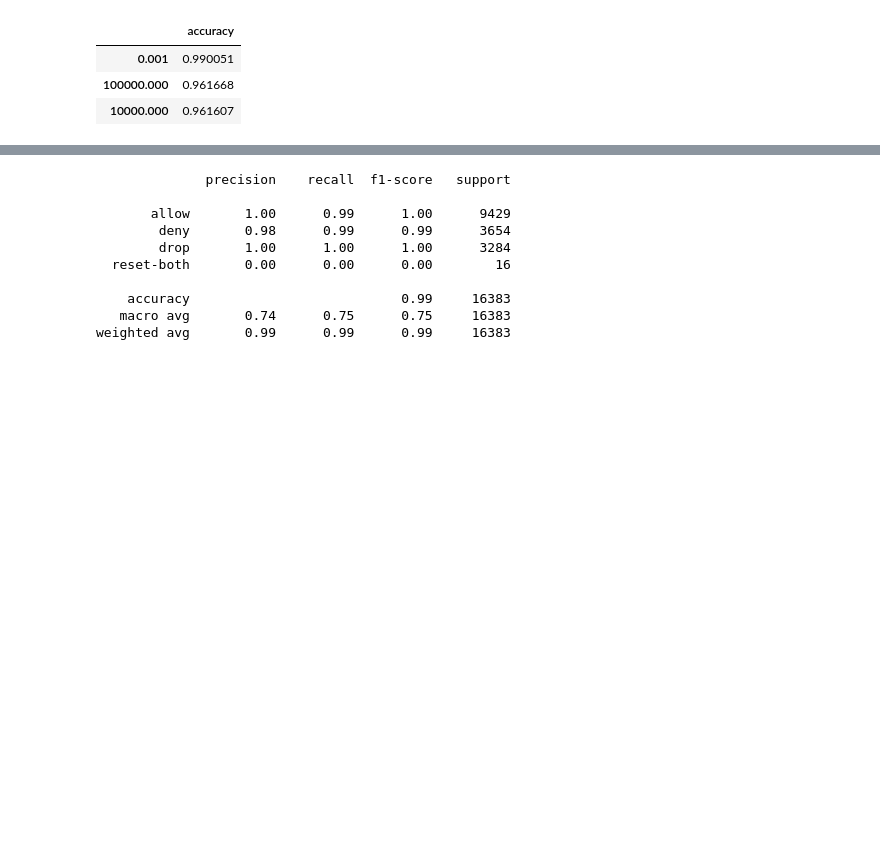
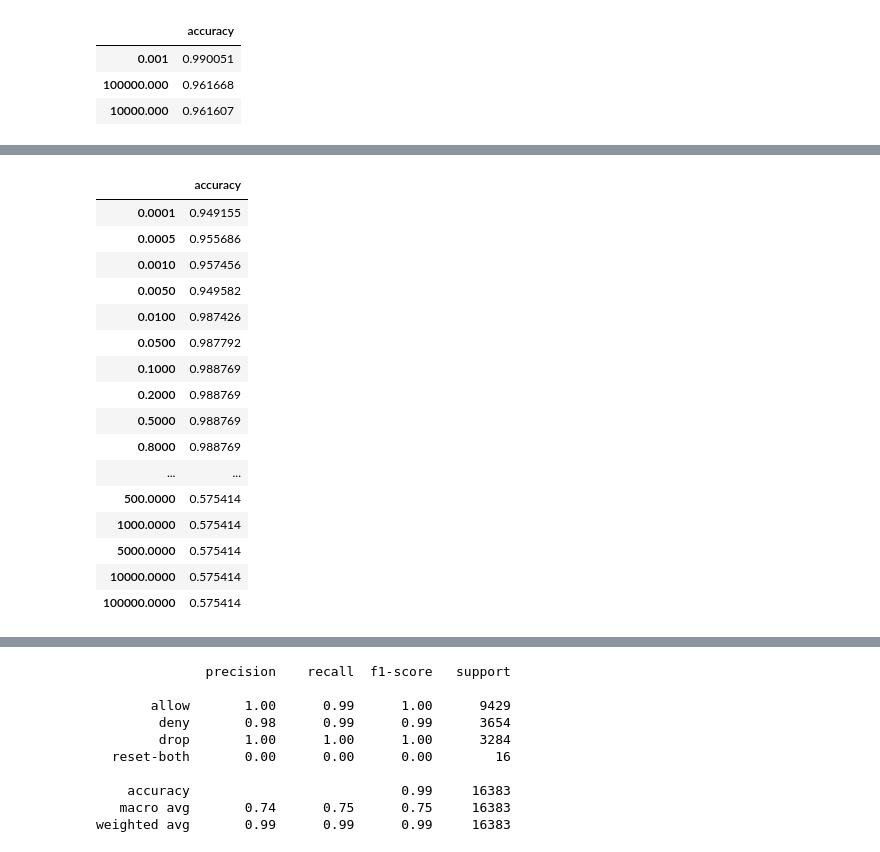
Before and after one commit to KendallScott/QTW, a Jupyter notebook: Case Study 5/Case_Study_5.ipynb, the cells around one changed output, grey strips where cells are left out. Saved outputs shown, nothing was run; the diff lists cells and outputs as text; code cells hidden in the pictures; blank space fills up the shorter version.

```diff
--- a/Case Study 5/Case_Study_5.ipynb
+++ b/Case Study 5/Case_Study_5.ipynb
@@ -462,0 +514,32 @@ plt.show()
+# %%
+a_list = [0.0001, 0.0005, .001,.005,.01,.05,.1,.2,.5,.8,1,5,10,50,100,500,1000,5000,10000,100000]
+# %%
+#sgd with hinge
+from sklearn.linear_model import SGDClassifier
+sgd_hin = SGDClassifier(early_stopping=True,n_iter_no_change=8,class_weight='balanced',max_iter=100000,random_state=709,loss='hinge')
+train_sgd_hin = pd.DataFrame()
+for a in a_list:
+    sgd_hin.alpha = a
+    sgd_hin.fit(X_train,y_train)
+    p = sgd_hin.predict(X_test)
+    df_search = pd.DataFrame({'accuracy':[accuracy_score(y_test,p)]},index=[a])
+    train_sgd_hin = pd.concat([train_sgd_hin,df_search])
+train_sgd_hin
+# %% [output]
+|  | accuracy |
+| 0.0001 | 0.949155 |
+| 0.0005 | 0.955686 |
+| 0.0010 | 0.957456 |
+| 0.0050 | 0.949582 |
+| 0.0100 | 0.987426 |
+| 0.0500 | 0.987792 |
+| 0.1000 | 0.988769 |
+| 0.2000 | 0.988769 |
+| 0.5000 | 0.988769 |
+| 0.8000 | 0.988769 |
+| ... | ... |
+| 500.0000 | 0.575414 |
+| 1000.0000 | 0.575414 |
+| 5000.0000 | 0.575414 |
+| 10000.0000 | 0.575414 |
+| 100000.0000 | 0.575414 |
```
Also changed, not shown: parts of 12 cells of this notebook.
